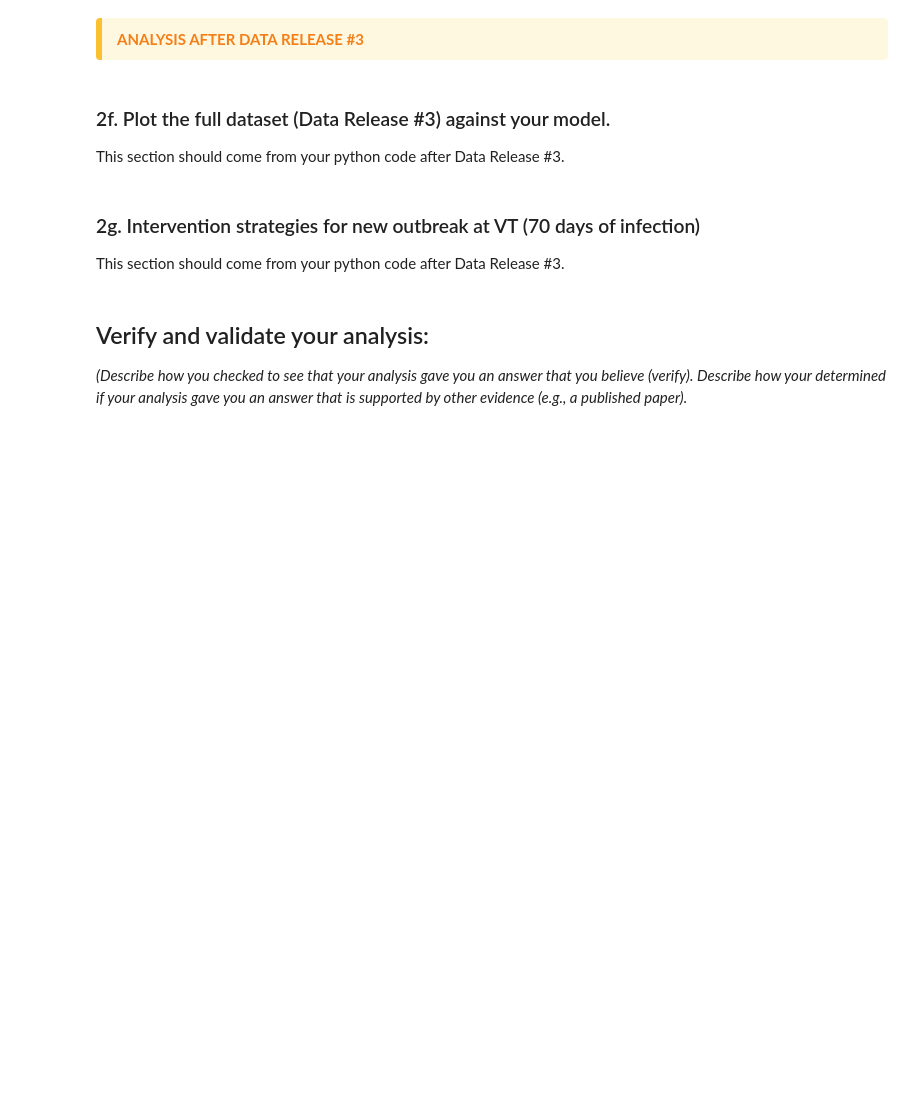
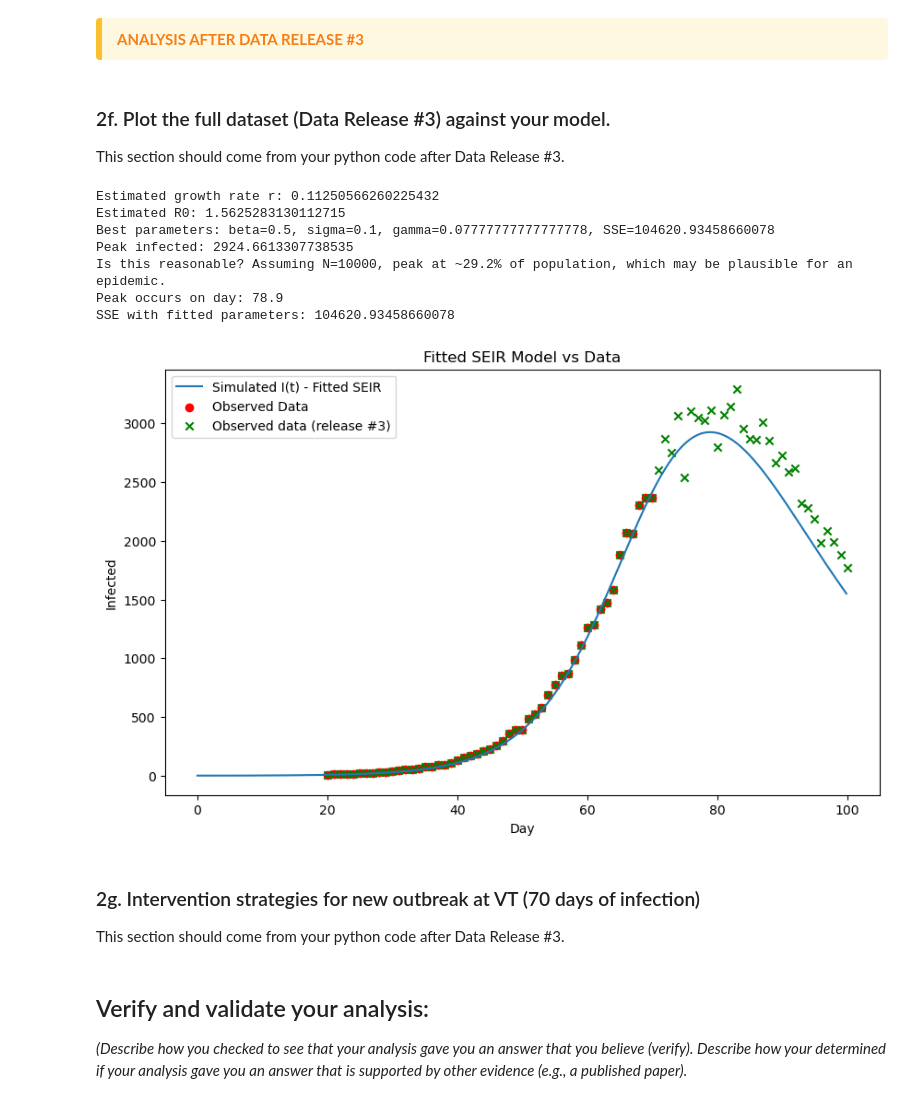
Before and after one commit to ctgrosso05/Module-2-Epidemics-SIR-Modeling, a Jupyter notebook: Notebook examples/Template_student_final_notebook.ipynb, the cells around one changed output. Cells and saved outputs as stored; diff of their text form; code cells hidden in the pictures; blank space fills up the shorter version.

```diff
--- a/Notebook examples/Template_student_final_notebook.ipynb
+++ b/Notebook examples/Template_student_final_notebook.ipynb
@@ -45,8 +45,23 @@ import numpy as np
 import pandas as pd
 import matplotlib.pyplot as plt
 
-# Get directory where THIS script lives
-script_dir = os.path.dirname(os.path.abspath(__file__))
+
+import os
+import numpy as np
+import pandas as pd
+import matplotlib.pyplot as plt
+
+# figure out where the data live; __file__ only exists in a .py file
+try:
+    script_dir = os.path.dirname(os.path.abspath(__file__))
+except NameError:            # running inside a notebook
+    script_dir = os.getcwd()
+
+data_path = os.path.join(
+    script_dir, "..", "Data",
+    "mystery_virus_daily_active_counts_RELEASE#2.csv"
+)
+data = pd.read_csv(data_path, parse_dates=['date'])
 
 # Build full path to CSV
 data_path = os.path.join(
@@ -228,13 +254,7 @@ Some errors in the model can be due to:
 ### 2f. Plot the full dataset (Data Release #3) against your model.
 This section should come from your python code after Data Release #3.
 # %%
-import os
-import numpy as np
-import pandas as pd
-import matplotlib.pyplot as plt
 
-# Get directory where THIS script lives
-script_dir = os.path.dirname(os.path.abspath(__file__))
 
 # Build full path to CSV
 data_path = os.path.join(
@@ -360,33 +380,42 @@ sim_I_at_data_days = np.interp(data_days, t, I)
 # Calculate SSE with best parameters
 observed_I = exp_data['active reported daily cases'].values
 SSE = np.sum((sim_I_at_data_days - observed_I)**2)
 print(f"SSE with fitted parameters: {SSE}")
 
 # Plot
 plt.figure(figsize=(10, 6))
 plt.plot(t, I, label='Simulated I(t) - Fitted SEIR')
 plt.scatter(exp_data['day'], exp_data['active reported daily cases'], color='red', label='Observed Data')
 plt.xlabel('Day')
 plt.ylabel('Infected')
 plt.title('Fitted SEIR Model vs Data')
 plt.legend()
 # --- load release #3 and overlay on the existing plot ---------------
 data3_path = os.path.join(
     script_dir,
     "..",
     "Data",
     "mystery_virus_daily_active_counts_RELEASE#3.csv"
 )
 data3 = pd.read_csv(data3_path, parse_dates=['date'])
 exp_data3 = data3[(data3['day'] >= 20) & (data3['day'] <= 100)]
 
 # (after you have drawn the SEIR curve and release‑#2 points:)
 plt.scatter(exp_data3['day'],
             exp_data3['active reported daily cases'],
             color='green', marker='x',
             label='Observed data (release #3)')
 plt.legend()          # update legend to include #3
 plt.show()
+# %% [output]
+Estimated growth rate r: 0.11250566260225432
+Estimated R0: 1.5625283130112715
+Best parameters: beta=0.5, sigma=0.1, gamma=0.07777777777777778, SSE=104620.93458660078
+Peak infected: 2924.6613307738535
+Is this reasonable? Assuming N=10000, peak at ~29.2% of population, which may be plausible for an epidemic.
+Peak occurs on day: 78.9
+SSE with fitted parameters: 104620.93458660078
+[figure, added]
 # %% [markdown]
 ### 2g. Intervention strategies for new outbreak at VT (70 days of infection)
 This section should come from your python code after Data Release #3.
```
Also changed, not shown: parts of 3 cells of this notebook.
